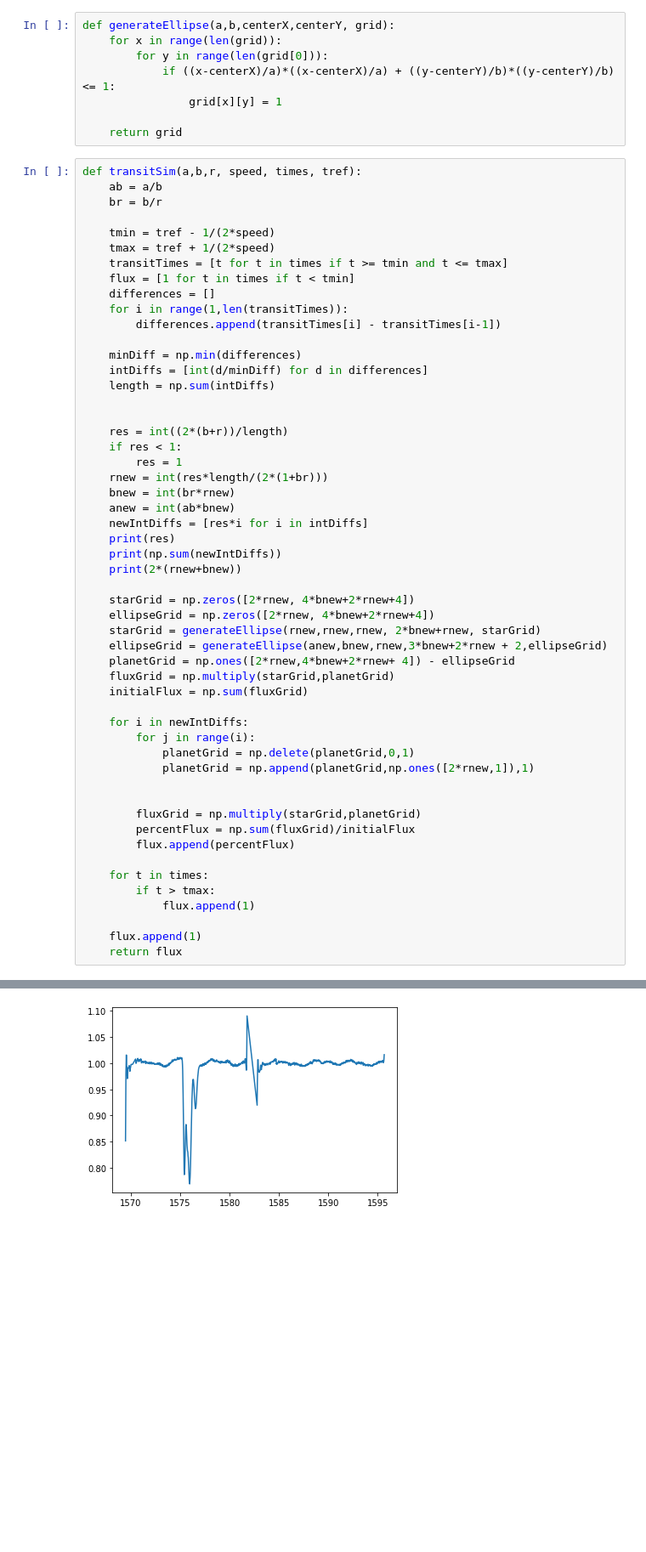
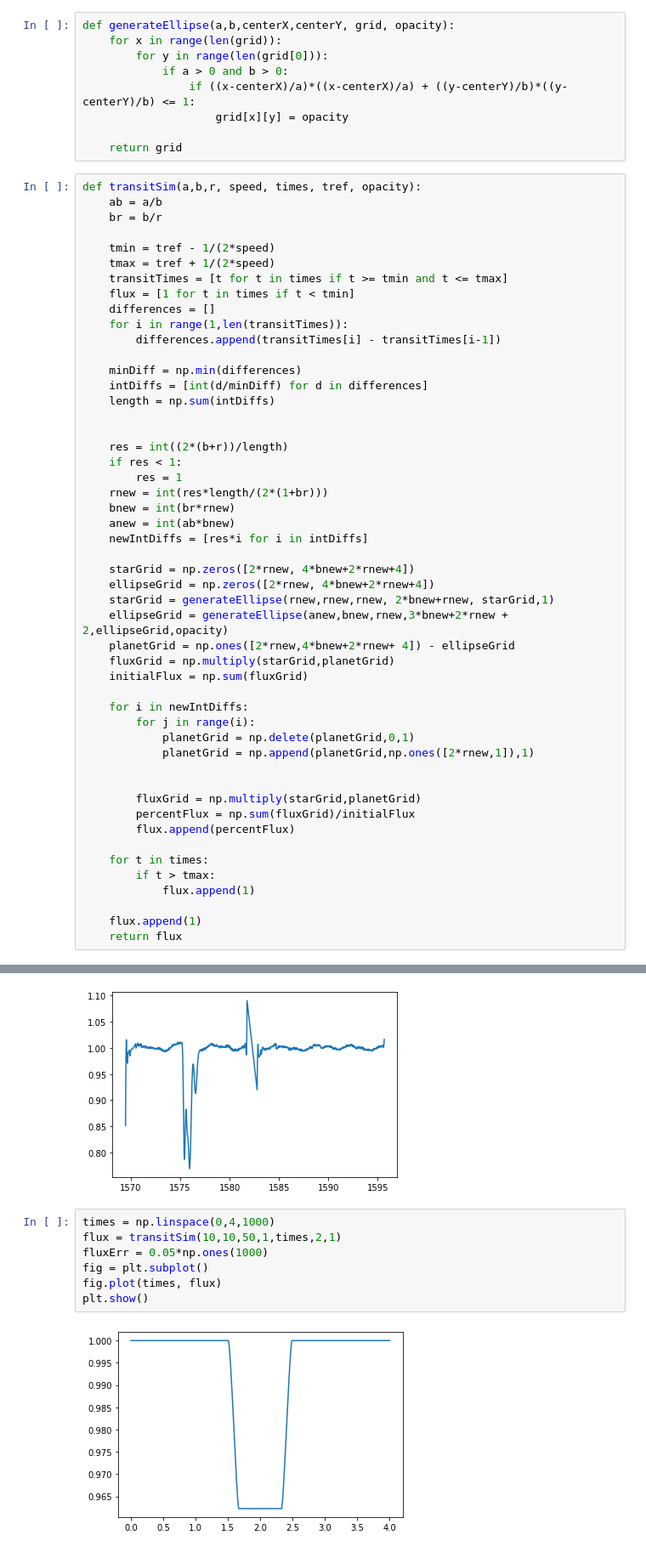
Before and after one commit to joshua-bromley/mcmcSampler, a Jupyter notebook: sampler.ipynb, the cells around one changed output, grey strips where cells are left out. Shown at 85% size. Saved outputs shown, nothing was run; the diff lists cells and outputs as text; blank space fills up the shorter version.

```diff
--- a/sampler.ipynb
+++ b/sampler.ipynb
@@ -8,15 +12,16 @@ import pickle
 import emcee
 import corner
 # %%
-def generateEllipse(a,b,centerX,centerY, grid):
+def generateEllipse(a,b,centerX,centerY, grid, opacity):
     for x in range(len(grid)):
         for y in range(len(grid[0])):
-            if ((x-centerX)/a)*((x-centerX)/a) + ((y-centerY)/b)*((y-centerY)/b) <= 1:
-                grid[x][y] = 1
+            if a > 0 and b > 0:
+                if ((x-centerX)/a)*((x-centerX)/a) + ((y-centerY)/b)*((y-centerY)/b) <= 1:
+                    grid[x][y] = opacity
 
     return grid
 # %%
-def transitSim(a,b,r, speed, times, tref):
+def transitSim(a,b,r, speed, times, tref, opacity):
     ab = a/b
     br = b/r
 
@@ -40,14 +45,11 @@ def transitSim(a,b,r, speed, times, tref):
     bnew = int(br*rnew)
     anew = int(ab*bnew)
     newIntDiffs = [res*i for i in intDiffs]
-    print(res)
-    print(np.sum(newIntDiffs))
-    print(2*(rnew+bnew))
 
     starGrid = np.zeros([2*rnew, 4*bnew+2*rnew+4])
     ellipseGrid = np.zeros([2*rnew, 4*bnew+2*rnew+4])
-    starGrid = generateEllipse(rnew,rnew,rnew, 2*bnew+rnew, starGrid)
-    ellipseGrid = generateEllipse(anew,bnew,rnew,3*bnew+2*rnew + 2,ellipseGrid)
+    starGrid = generateEllipse(rnew,rnew,rnew, 2*bnew+rnew, starGrid,1)
+    ellipseGrid = generateEllipse(anew,bnew,rnew,3*bnew+2*rnew + 2,ellipseGrid,opacity)
     planetGrid = np.ones([2*rnew,4*bnew+2*rnew+ 4]) - ellipseGrid
     fluxGrid = np.multiply(starGrid,planetGrid)
     initialFlux = np.sum(fluxGrid)
@@ -118,3 +162,12 @@ fig.plot(times, flux)
 plt.show()
 # %% [output]
 [figure]
+# %%
+times = np.linspace(0,4,1000)
+flux = transitSim(10,10,50,1,times,2,1)
+fluxErr = 0.05*np.ones(1000)
+fig = plt.subplot()
+fig.plot(times, flux)
+plt.show()
+# %% [output]
+[figure, added]
```
Also changed, not shown: parts of 7 cells of this notebook, 1 other file.
